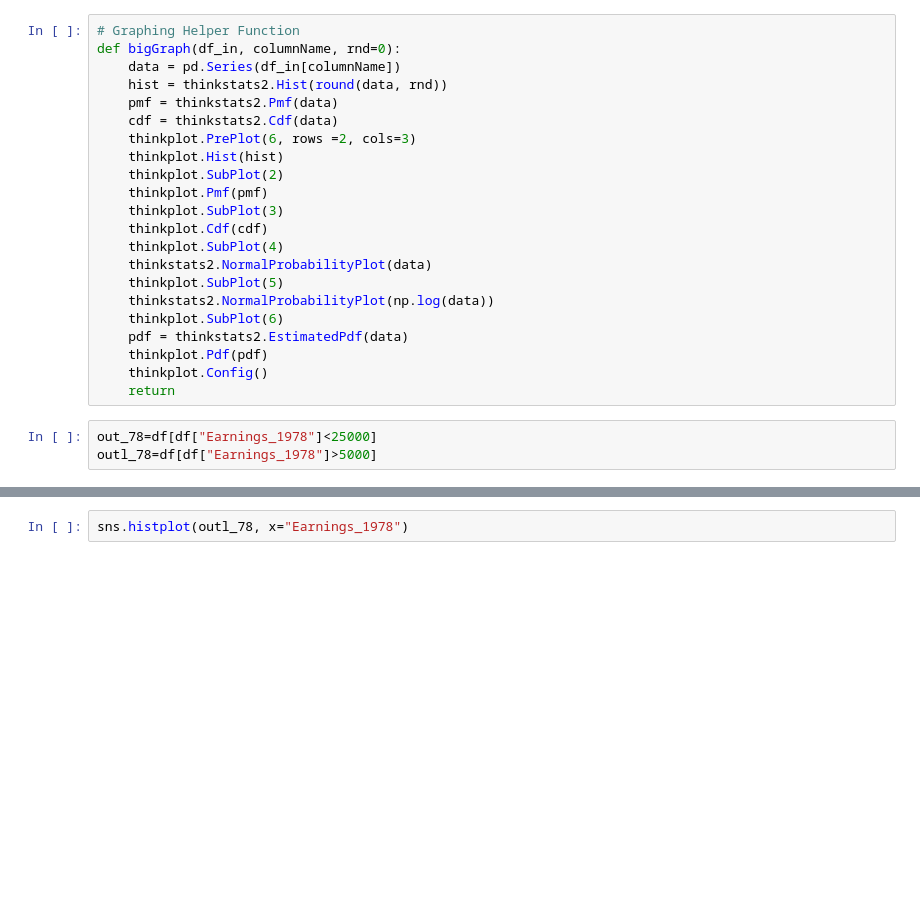
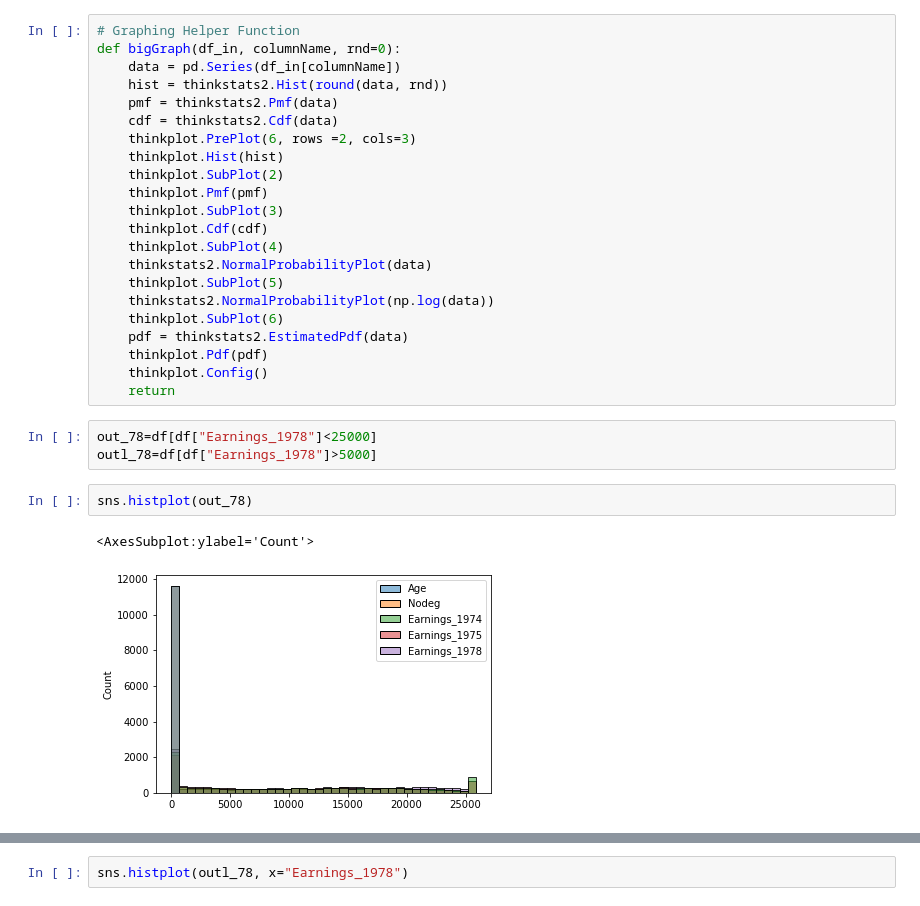
Before and after one commit to SidhST12/BSIP_Assignment_1_Students, a Jupyter notebook: stats_asn_1_stud_temp.ipynb, the cells around one changed output, grey strips where cells are left out. Cells and saved outputs as stored; diff of their text form; blank space fills up the shorter version.

```diff
--- a/stats_asn_1_stud_temp.ipynb
+++ b/stats_asn_1_stud_temp.ipynb
@@ -511,3 +481,8 @@ def bigGraph(df_in, columnName, rnd=0):
 # %%
 out_78=df[df["Earnings_1978"]<25000]
 outl_78=df[df["Earnings_1978"]>5000]
+# %%
+sns.histplot(out_78)
+# %% [output]
+<AxesSubplot:ylabel='Count'>
+[figure, added]
```
Also changed, not shown: parts of 13 cells of this notebook.
